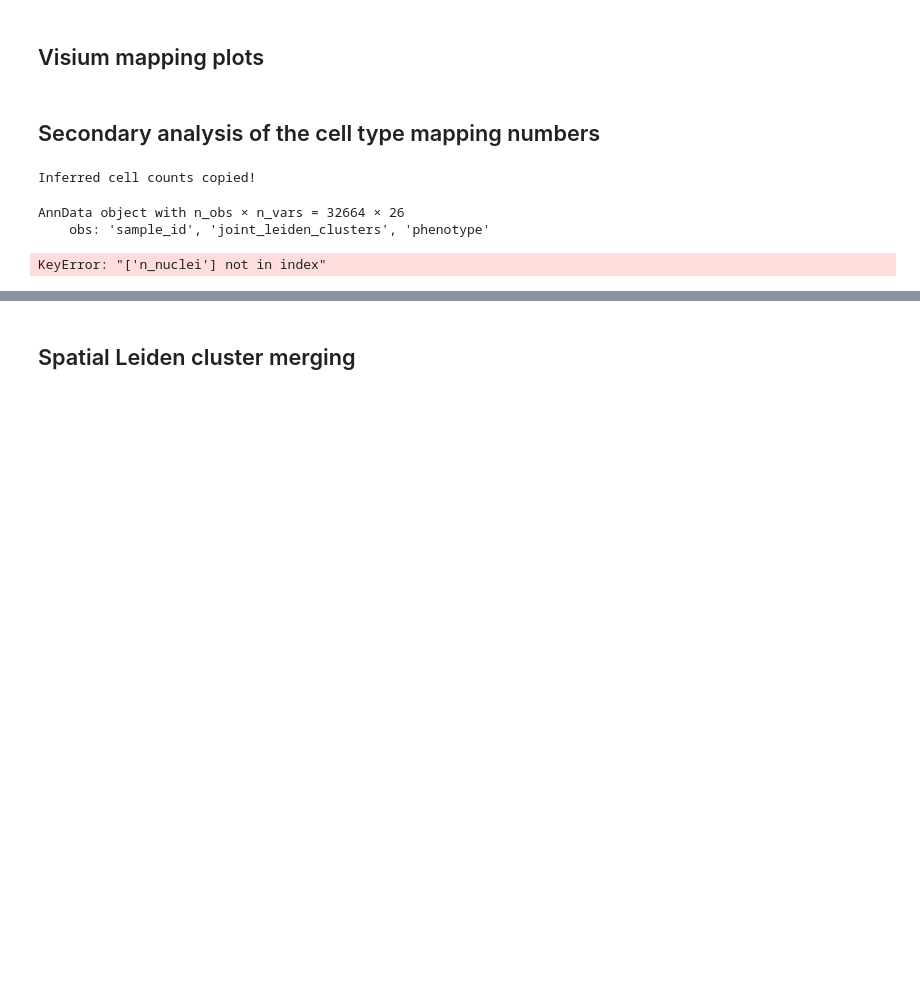
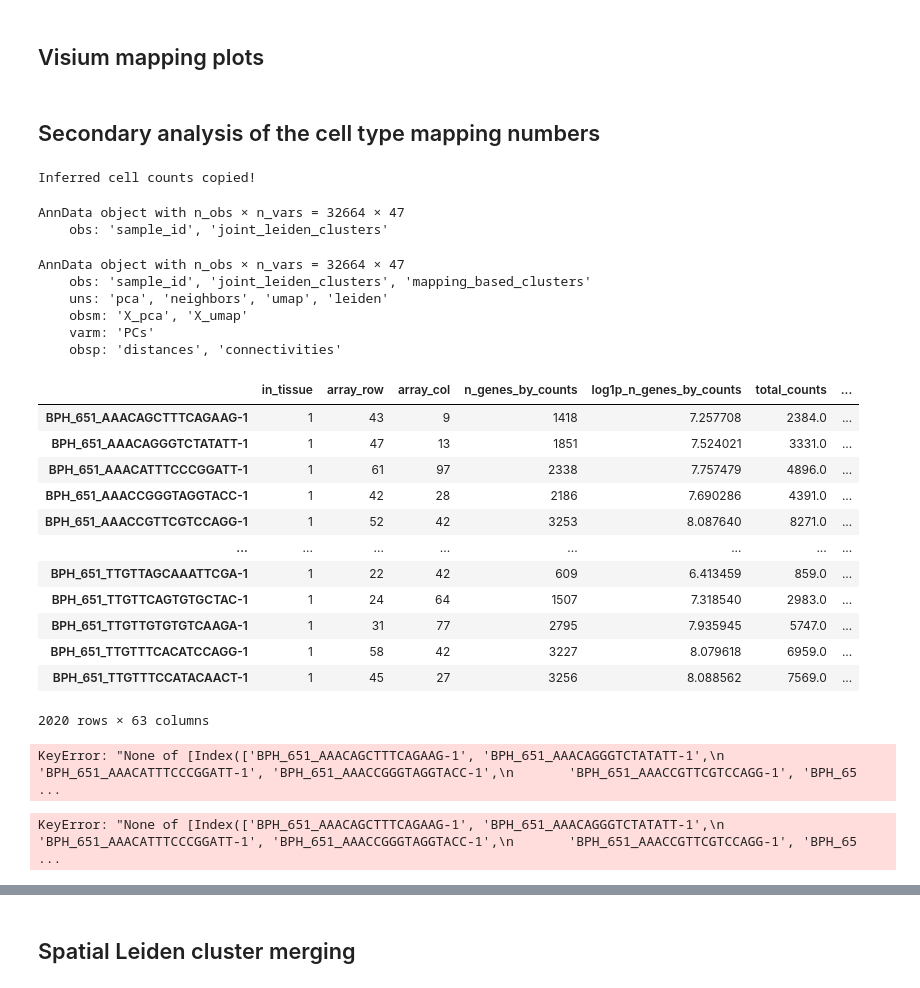
Before and after one commit to akiviaho/spatial, a Jupyter notebook: notebooks/spatial-post-c2l-mapping.ipynb, the cells around one changed output, grey strips where cells are left out. Saved outputs shown, nothing was run; the diff lists cells and outputs as text; code cells hidden in the pictures; blank space fills up the shorter version.

```diff
--- a/notebooks/spatial-post-c2l-mapping.ipynb
+++ b/notebooks/spatial-post-c2l-mapping.ipynb
@@ -236,19 +206,6 @@ if (cell_mapping_dat.obs.index == adata_vis.obs.index).all():
     cell_mapping_dat.obs = adata_vis.obs[['sample_id','joint_leiden_clusters']]
 
 
-# Get the index names before '-' or '_'
-phenotype = []
-for index in cell_mapping_dat.obs.index:
-    name = index.split('-')[0]
-    name = name.split('_')[0]
-    phenotype.append(name)
-
-# Add the phenotype column to the dataframe
-cell_mapping_dat.obs['phenotype'] = phenotype
-
-# Make a scaled copy for possible use
-scaled_cell_mapping_dat = sc.pp.scale(cell_mapping_dat,copy=True)
-
 if (adata_vis.obs.index == cell_mapping_dat.obs.index).all():
     adata_vis.obs['inferred_cell_counts'] = np.round(np.sum(cell_mapping_dat.X,axis=1),0).tolist()
     print('Inferred cell counts copied!')
@@ -256,22 +213,44 @@ if (adata_vis.obs.index == cell_mapping_dat.obs.index).all():
 cell_mapping_dat
 # %% [output]
 Inferred cell counts copied!
-AnnData object with n_obs × n_vars = 32664 × 26
-    obs: 'sample_id', 'joint_leiden_clusters', 'phenotype'
+AnnData object with n_obs × n_vars = 32664 × 47
+    obs: 'sample_id', 'joint_leiden_clusters'
 # %%
 sc.pp.pca(cell_mapping_dat)
 sc.pp.neighbors(cell_mapping_dat)
 sc.tl.umap(cell_mapping_dat)
 sc.tl.leiden(cell_mapping_dat,key_added='mapping_based_clusters', resolution=0.5)
-# %%
-meta = adata_vis.obs.copy()
-for s in samples:
-    subset = meta[meta['sample_id'] == s]
-    corr = subset[['total_counts','n_nuclei']].corr(method='pearson').iloc[0,1]
-    corr2 = subset[['inferred_cell_counts','n_nuclei']].corr(method='pearson').iloc[0,1]
-    print('Sample ' + s)
-    print('Pearson correlation between n UMIs and nuclei: {:.3f}'.format(corr))
-    print('Pearson correlation between n inferred cells and nuclei: {:.3f}'.format(corr2))
-    print('')
-# %% [output]
-KeyError: "['n_nuclei'] not in index"
+# %%
+cell_mapping_dat
+# %% [output]
+AnnData object with n_obs × n_vars = 32664 × 47
+    obs: 'sample_id', 'joint_leiden_clusters', 'mapping_based_clusters'
+    uns: 'pca', 'neighbors', 'umap', 'leiden'
+    obsm: 'X_pca', 'X_umap'
+    varm: 'PCs'
+    obsp: 'distances', 'connectivities'
+# %%
+subset
+# %% [output]
+|  | in_tissue | array_row | array_col | n_genes_by_counts | log1p_n_genes_by_counts | total_counts | ... |
+| BPH_651_AAACAGCTTTCAGAAG-1 | 1 | 43 | 9 | 1418 | 7.257708 | 2384.0 | ... |
+| BPH_651_AAACAGGGTCTATATT-1 | 1 | 47 | 13 | 1851 | 7.524021 | 3331.0 | ... |
+| BPH_651_AAACATTTCCCGGATT-1 | 1 | 61 | 97 | 2338 | 7.757479 | 4896.0 | ... |
+| BPH_651_AAACCGGGTAGGTACC-1 | 1 | 42 | 28 | 2186 | 7.690286 | 4391.0 | ... |
+| BPH_651_AAACCGTTCGTCCAGG-1 | 1 | 52 | 42 | 3253 | 8.087640 | 8271.0 | ... |
+| ... | ... | ... | ... | ... | ... | ... | ... |
+| BPH_651_TTGTTAGCAAATTCGA-1 | 1 | 22 | 42 | 609 | 6.413459 | 859.0 | ... |
+| BPH_651_TTGTTCAGTGTGCTAC-1 | 1 | 24 | 64 | 1507 | 7.318540 | 2983.0 | ... |
+| BPH_651_TTGTTGTGTGTCAAGA-1 | 1 | 31 | 77 | 2795 | 7.935945 | 5747.0 | ... |
+| BPH_651_TTGTTTCACATCCAGG-1 | 1 | 58 | 42 | 3227 | 8.079618 | 6959.0 | ... |
+| BPH_651_TTGTTTCCATACAACT-1 | 1 | 45 | 27 | 3256 | 8.088562 | 7569.0 | ... |
+2020 rows × 63 columns
+# %%
+cell_mapping_dat.obs[adata_slides[s].obs_names]#['mapping_based_clusters']
+# %% [output]
+KeyError: "None of [Index(['BPH_651_AAACAGCTTTCAGAAG-1', 'BPH_651_AAACAGGGTCTATATT-1',\n       'BPH_651_AAACATTTCCCGGATT-1', 'BPH_651_AAACCGGGTAGGTACC-1',\n       'BPH_651_AAACCGTTCGTCCAGG-1', 'BPH_65 ...
+# %%
+#for s in samples:
+adata_slides[s].obs['mapping_based_clusters'] = cell_mapping_dat.obs[adata_slides[s].obs_names]['mapping_based_clusters'].copy()
+# %% [output]
+KeyError: "None of [Index(['BPH_651_AAACAGCTTTCAGAAG-1', 'BPH_651_AAACAGGGTCTATATT-1',\n       'BPH_651_AAACATTTCCCGGATT-1', 'BPH_651_AAACCGGGTAGGTACC-1',\n       'BPH_651_AAACCGTTCGTCCAGG-1', 'BPH_65 ...
```
Also changed, not shown: parts of 15 cells of this notebook.
